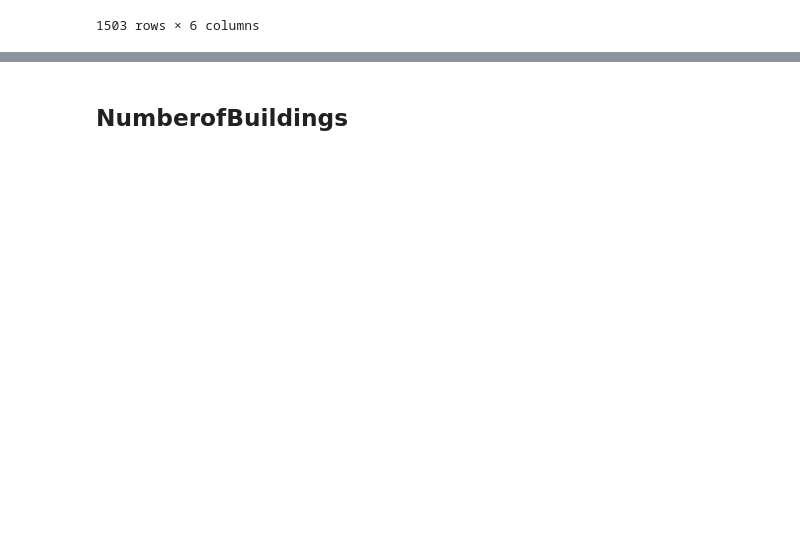
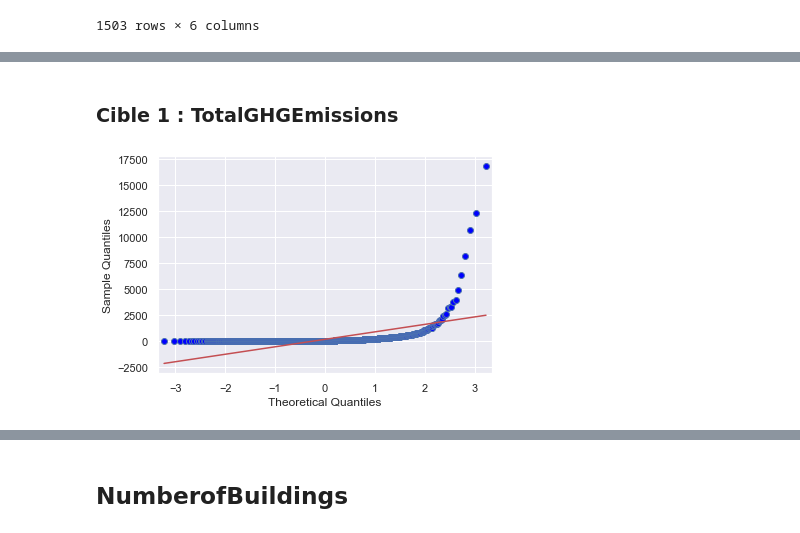
Before and after one commit to ArhurK/P4-Anticipez-les-besoins-en-consommation-de-batiments, a Jupyter notebook: P4.ipynb, the cells around one changed output, grey strips where cells are left out. Cells and saved outputs as stored; diff of their text form; code cells hidden in the pictures; blank space fills up the shorter version.

```diff
--- a/P4.ipynb
+++ b/P4.ipynb
@@ -607,0 +603,2 @@ pt.pivot_table(index='id',columns='type',values='sf').fillna(0)
+# %%
+df['test'] = df['SteamUse(kBtu)'] + df['Electricity(kBtu)'] + df['NaturalGas(kBtu)']
@@ -607,0 +656,4 @@ pt.pivot_table(index='id',columns='type',values='sf').fillna(0)
+# %%
+df['site_per_gaz'] = df['NaturalGas(kBtu)']/df['SiteEnergyUse(kBtu)']
+df['site_per_electricity'] = df['Electricity(kBtu)']/df['SiteEnergyUse(kBtu)']
+df['site_per_steam'] = df['SteamUse(kBtu)']/df['SiteEnergyUse(kBtu)']
@@ -687,0 +691,10 @@ df.select_dtypes(include=['float64'])
+# %% [markdown]
+### Cible 1 : TotalGHGEmissions
+# %%
+df = df.query('TotalGHGEmissions > 1').copy() # Suppression des valeurs nulles
+df = df.loc[df['SiteEnergyUseWN(kBtu)'] > 1] # Suppression des valeurs nulles
+# %%
+qqplot(df['TotalGHGEmissions'],line='s')
+plt.show()
+# %% [output]
+[figure, added]
```
Also changed, not shown: parts of 55 cells of this notebook.
